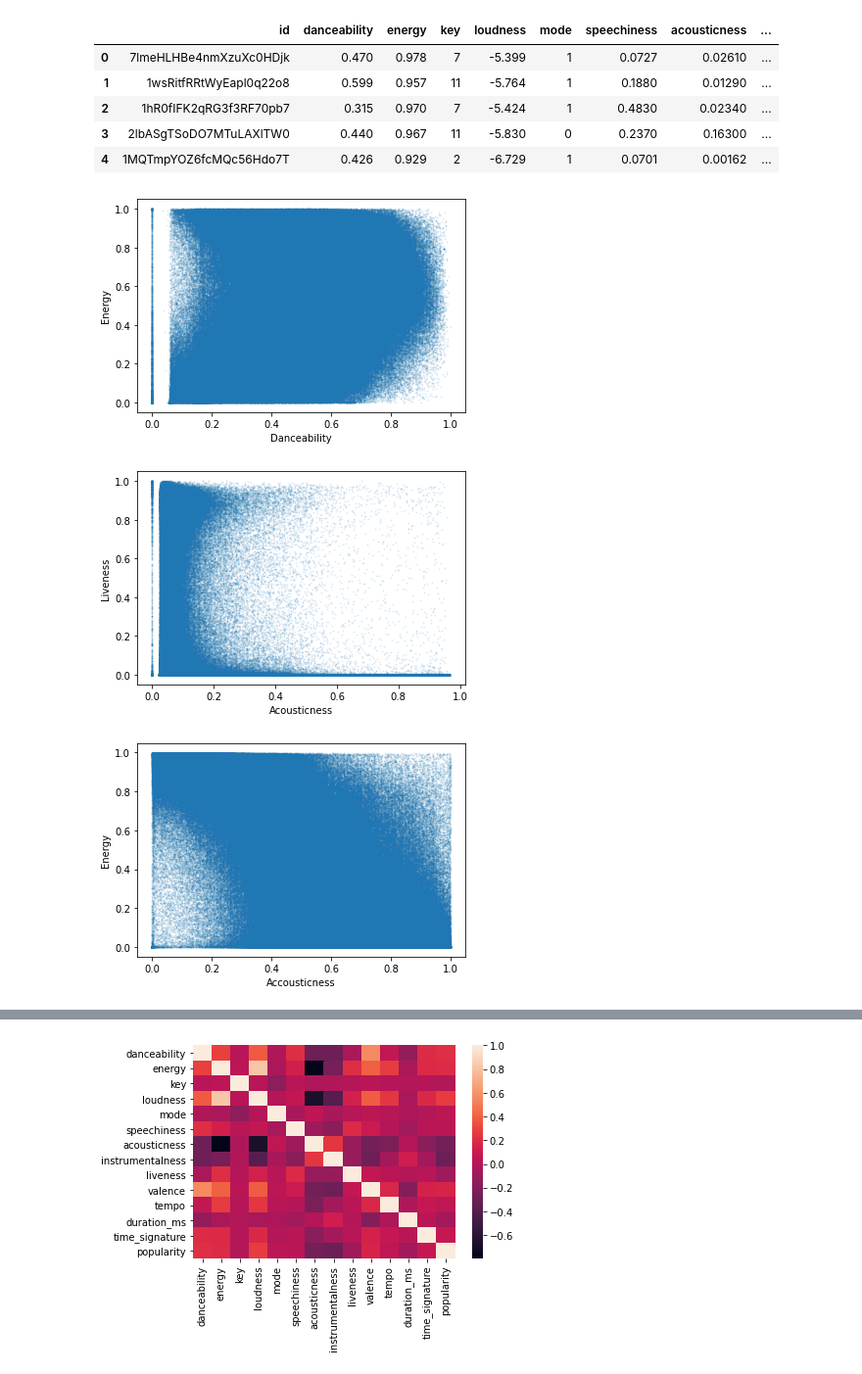
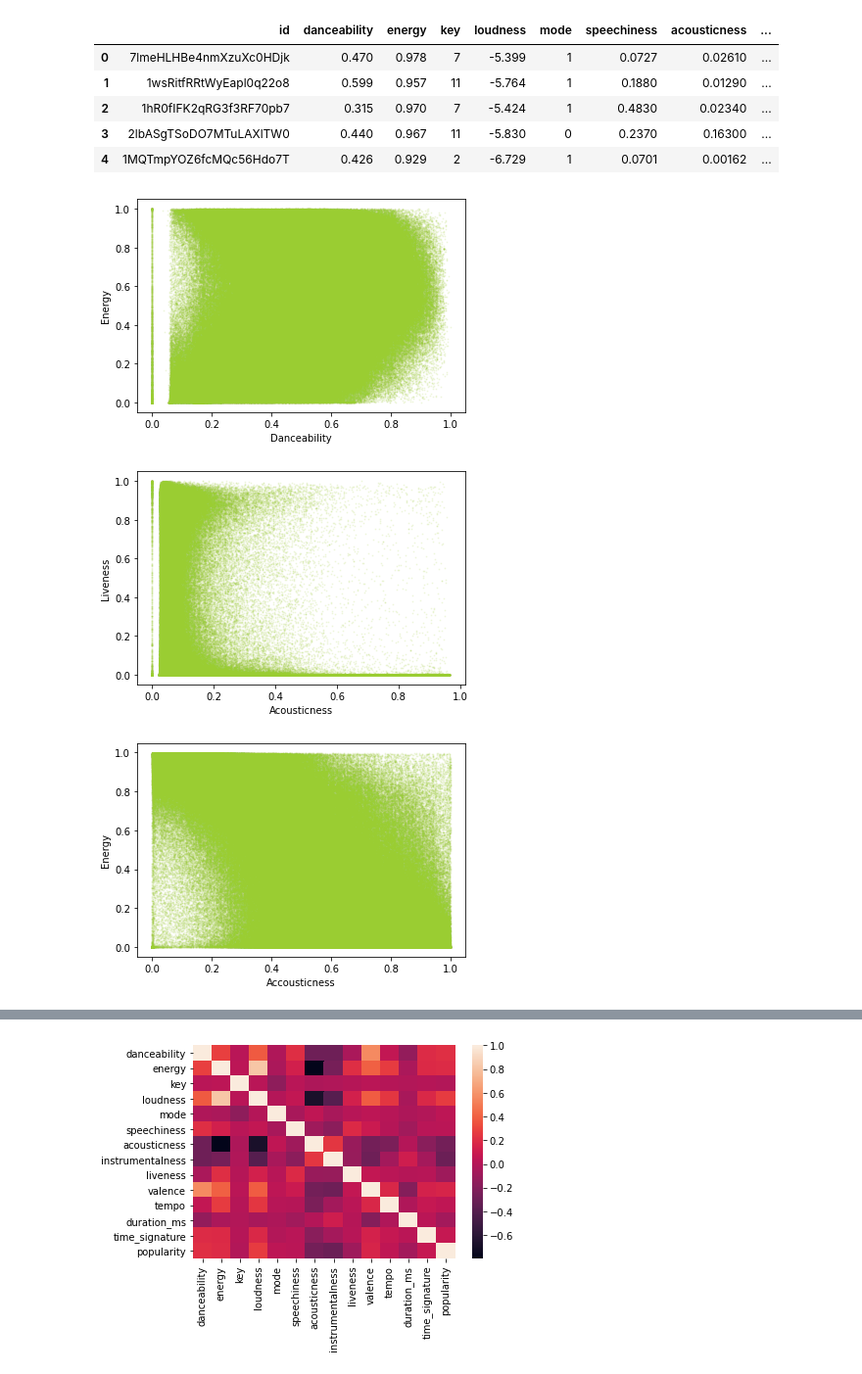
Before and after one commit to chrisp26/Final-project-song-analysis, a Jupyter notebook: Code/Python/4_data_charts.ipynb, the cells around one changed output, grey strips where cells are left out. Shown at 98% size. Saved outputs shown, nothing was run; the diff lists cells and outputs as text; code cells hidden in the pictures.

```diff
--- a/Code/Python/4_data_charts.ipynb
+++ b/Code/Python/4_data_charts.ipynb
@@ -16,30 +16,30 @@ songs_df.head()
 | 4 | 1MQTmpYOZ6fcMQc56Hdo7T | 0.426 | 0.929 | 2 | -6.729 | 1 | 0.0701 | 0.00162 | ... |
 # %%
 # Danceability vs Energy
-plt.scatter(songs_df.iloc[:,1],songs_df.iloc[:,2], s=1, alpha=0.1)
+plt.scatter(songs_df.iloc[:,1],songs_df.iloc[:,2], s=1, alpha=0.1, c='yellowgreen')
 plt.xlabel('Danceability')
 plt.ylabel('Energy')
 plt.savefig('../../Images/energy_v_danceability.png',dpi=100)
 plt.show()
 # %% [output]
-[figure, old version]
+[figure, new version]
 # %%
 # Accousticness vs Liveness
-plt.scatter(songs_df.iloc[:,6],songs_df.iloc[:,8], s=1, alpha=0.1)
+plt.scatter(songs_df.iloc[:,6],songs_df.iloc[:,8], s=1, alpha=0.1, c='yellowgreen')
 plt.xlabel('Acousticness')
 plt.ylabel('Liveness')
 plt.savefig('../../Images/accousticness_v_liveness.png',dpi=100)
 plt.show()
 # %% [output]
-[figure, old version]
+[figure, new version]
 # %%
 # Danceability vs Valence
-plt.scatter(songs_df.iloc[:,2],songs_df.iloc[:,7], s=1, alpha=0.1)
+plt.scatter(songs_df.iloc[:,2],songs_df.iloc[:,7], s=1, alpha=0.1, c='yellowgreen')
 plt.xlabel('Accousticness')
 plt.ylabel('Energy')
 plt.savefig('../../Images/accousticness_v_energy.png',dpi=100)
 plt.show()
 # %% [output]
-[figure, old version]
+[figure, new version]
 # %%
 # Danceability vs Valence
```
Also changed, not shown: parts of 1 cell of this notebook, 48 other files.
